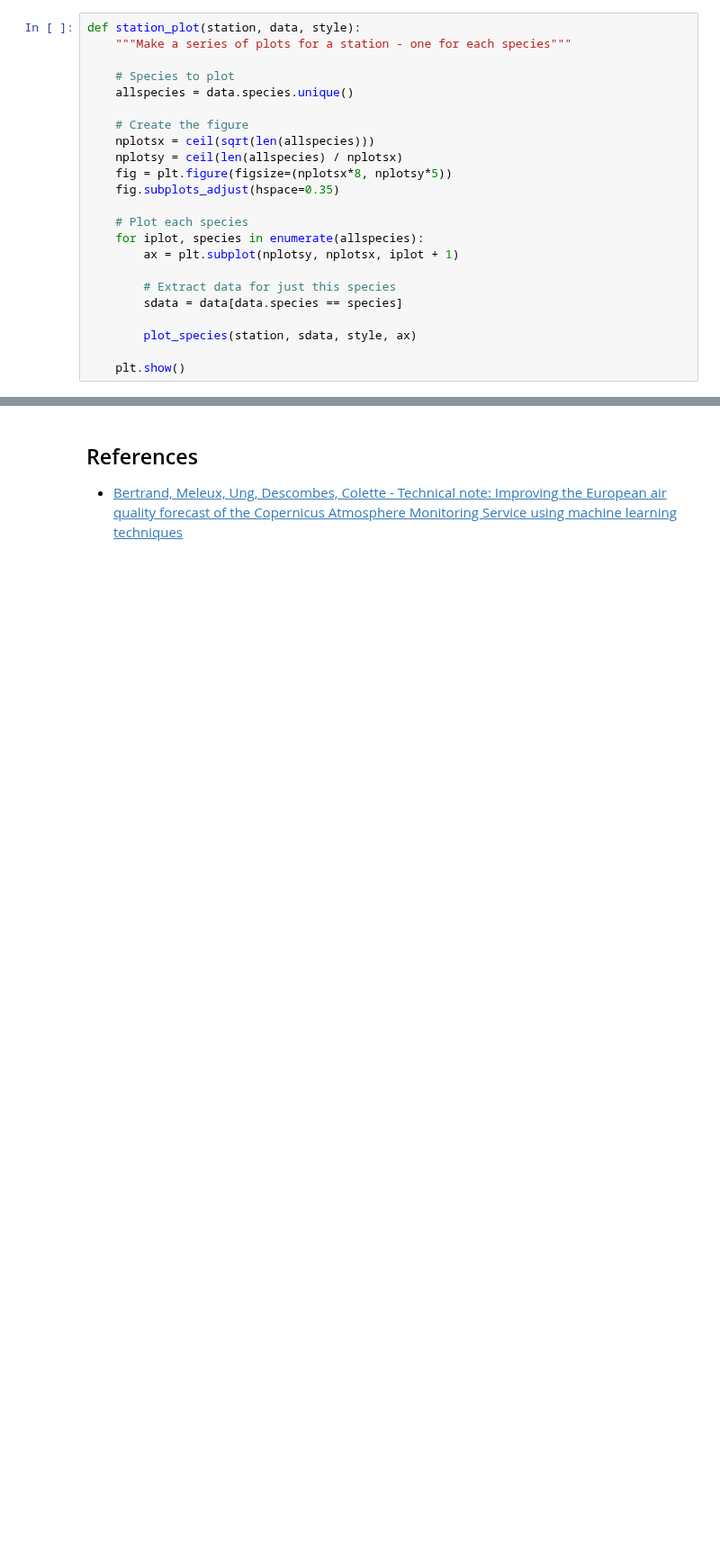
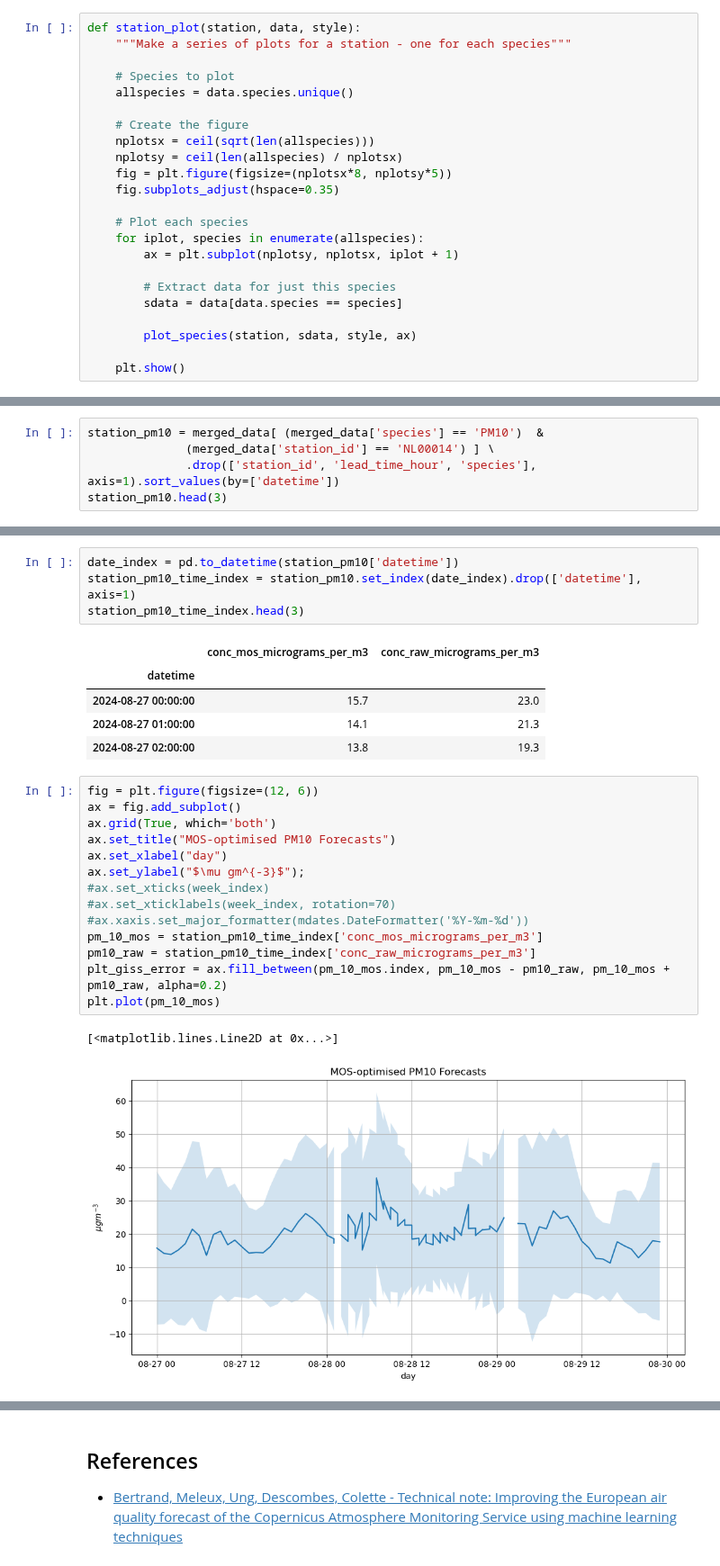
Before and after one commit to mea06em/cams-act6, a Jupyter notebook: 05-cams-mos/cams-mos.ipynb, the cells around one changed output, grey strips where cells are left out. Shown at 90% size. Cells and saved outputs as stored; diff of their text form; blank space fills up the shorter version.

```diff
--- a/05-cams-mos/cams-mos.ipynb
+++ b/05-cams-mos/cams-mos.ipynb
@@ -354,0 +369,5 @@ for station in merged_data.station_id.unique():
+# %%
+station_pm10 = merged_data[ (merged_data['species'] == 'PM10')  &
+              (merged_data['station_id'] == 'NL00014') ] \
+              .drop(['station_id', 'lead_time_hour', 'species'], axis=1).sort_values(by=['datetime'])
+station_pm10.head(3)
@@ -354,0 +388,27 @@ for station in merged_data.station_id.unique():
+# %%
+date_index = pd.to_datetime(station_pm10['datetime'])
+station_pm10_time_index = station_pm10.set_index(date_index).drop(['datetime'], axis=1)
+station_pm10_time_index.head(3)
+# %% [output]
+|  | conc_mos_micrograms_per_m3 | conc_raw_micrograms_per_m3 |
+| datetime |  |  |
+| 2024-08-27 00:00:00 | 15.7 | 23.0 |
+| 2024-08-27 01:00:00 | 14.1 | 21.3 |
+| 2024-08-27 02:00:00 | 13.8 | 19.3 |
+# %%
+fig = plt.figure(figsize=(12, 6))
+ax = fig.add_subplot()
+ax.grid(True, which='both')
+ax.set_title("MOS-optimised PM10 Forecasts")
+ax.set_xlabel("day")
+ax.set_ylabel("$\mu gm^{-3}$");
+#ax.set_xticks(week_index)
+#ax.set_xticklabels(week_index, rotation=70)
+#ax.xaxis.set_major_formatter(mdates.DateFormatter('%Y-%m-%d'))
+pm_10_mos = station_pm10_time_index['conc_mos_micrograms_per_m3']
+pm10_raw = station_pm10_time_index['conc_raw_micrograms_per_m3']
+plt_giss_error = ax.fill_between(pm_10_mos.index, pm_10_mos - pm10_raw, pm_10_mos + pm10_raw, alpha=0.2)
+plt.plot(pm_10_mos)
+# %% [output]
+[<matplotlib.lines.Line2D at 0x...>]
+[figure, added]
```
Also changed, not shown: parts of 39 cells of this notebook.
